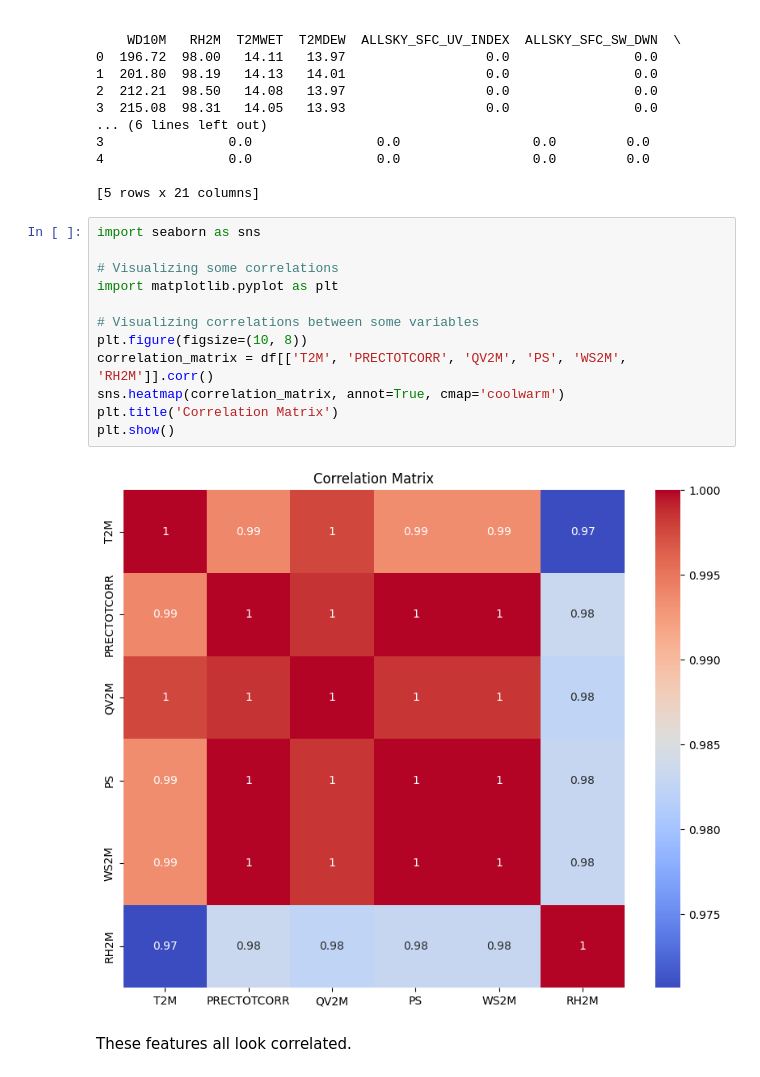
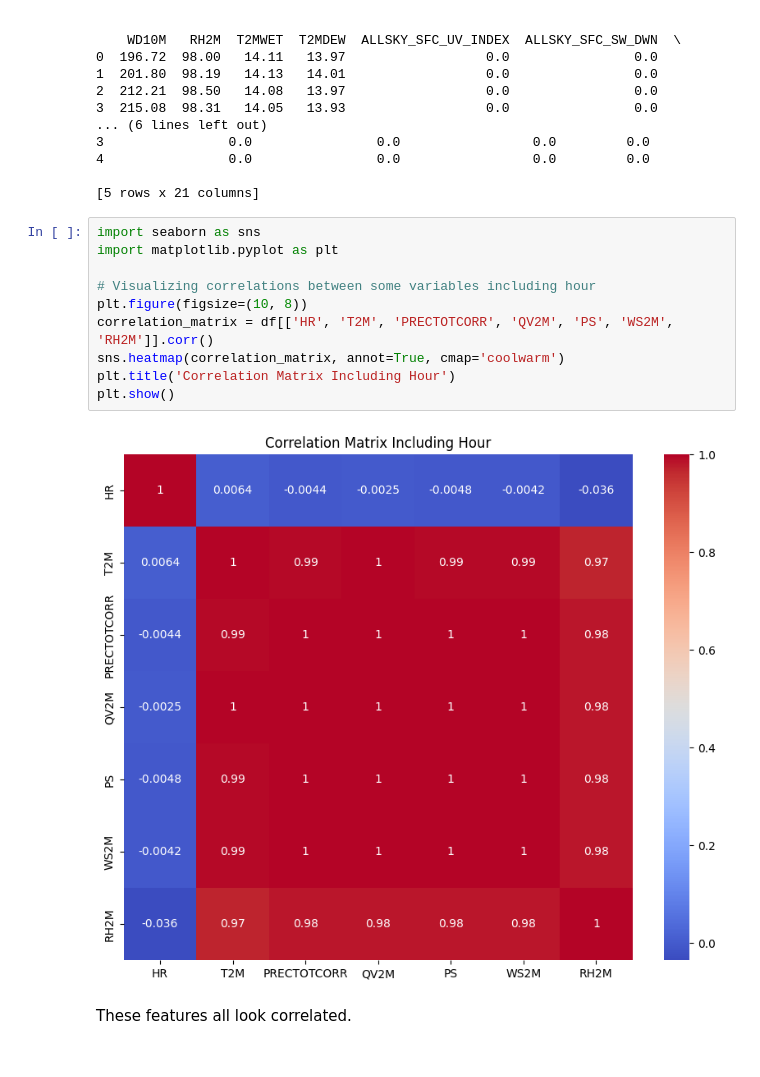
Before and after one commit to andrewresnick1/central-park-nyc-peak, a Jupyter notebook: main.ipynb, the cells around one changed output. Cells and saved outputs as stored; diff of their text form.

```diff
--- a/main.ipynb
+++ b/main.ipynb
@@ -27,17 +27,15 @@ print(df.head())
 [5 rows x 21 columns]
 # %%
 import seaborn as sns
-
-# Visualizing some correlations
 import matplotlib.pyplot as plt
 
-# Visualizing correlations between some variables
+# Visualizing correlations between some variables including hour
 plt.figure(figsize=(10, 8))
-correlation_matrix = df[['T2M', 'PRECTOTCORR', 'QV2M', 'PS', 'WS2M', 'RH2M']].corr()
+correlation_matrix = df[['HR', 'T2M', 'PRECTOTCORR', 'QV2M', 'PS', 'WS2M', 'RH2M']].corr()
 sns.heatmap(correlation_matrix, annot=True, cmap='coolwarm')
-plt.title('Correlation Matrix')
+plt.title('Correlation Matrix Including Hour')
 plt.show()
 # %% [output]
-[figure, old version]
+[figure, new version]
 # %% [markdown]
 These features all look correlated.
```
